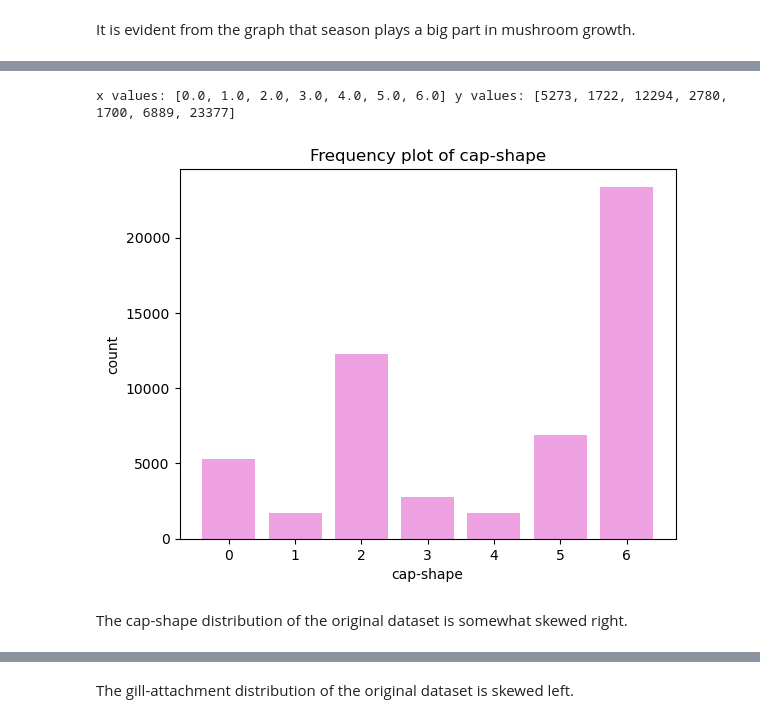
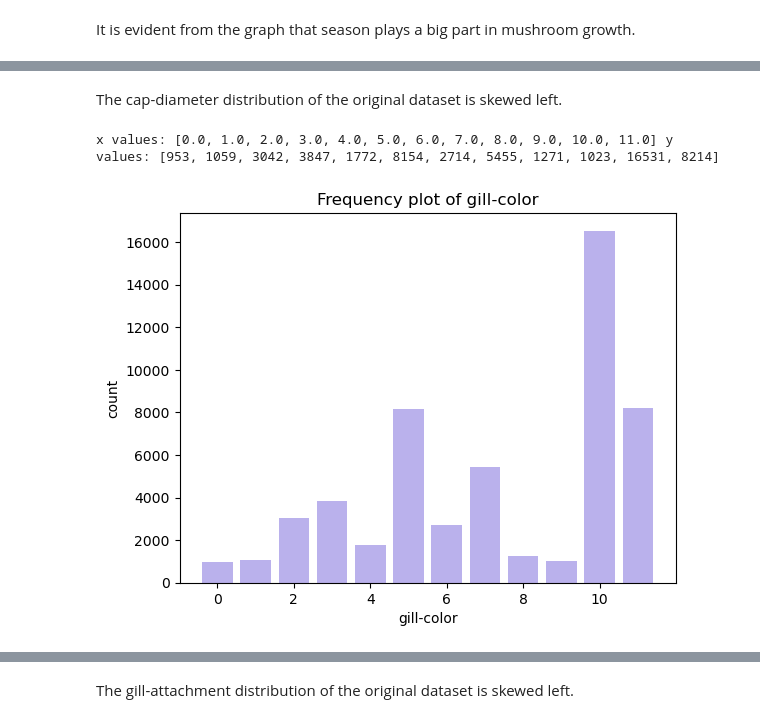
Before and after one commit to TommyD-GU/CPSC322finalProject, a Jupyter notebook: technicalreport.ipynb, the cells around one changed output, grey strips where cells are left out. Cells and saved outputs as stored; diff of their text form; code cells hidden in the pictures.

```diff
--- a/technicalreport.ipynb
+++ b/technicalreport.ipynb
@@ -52,7 +59,7 @@ It is evident from the graph that season plays a big part in mushroom growth.
+# %% [markdown]
+The cap-diameter distribution of the original dataset is skewed left.
 # %%
-utils.freq_plot(mush_data.data, mush_data.column_names, "cap-shape")
+utils.freq_plot(mush_data.data, mush_data.column_names, "gill-color")
 # %% [output]
-x values: [0.0, 1.0, 2.0, 3.0, 4.0, 5.0, 6.0] y values: [5273, 1722, 12294, 2780, 1700, 6889, 23377]
+x values: [0.0, 1.0, 2.0, 3.0, 4.0, 5.0, 6.0, 7.0, 8.0, 9.0, 10.0, 11.0] y values: [953, 1059, 3042, 3847, 1772, 8154, 2714, 5455, 1271, 1023, 16531, 8214]
-[figure, old version]
+[figure, new version]
-# %% [markdown]
-The cap-shape distribution of the original dataset is somewhat skewed right.
```
Also changed, not shown: parts of 14 cells of this notebook.
